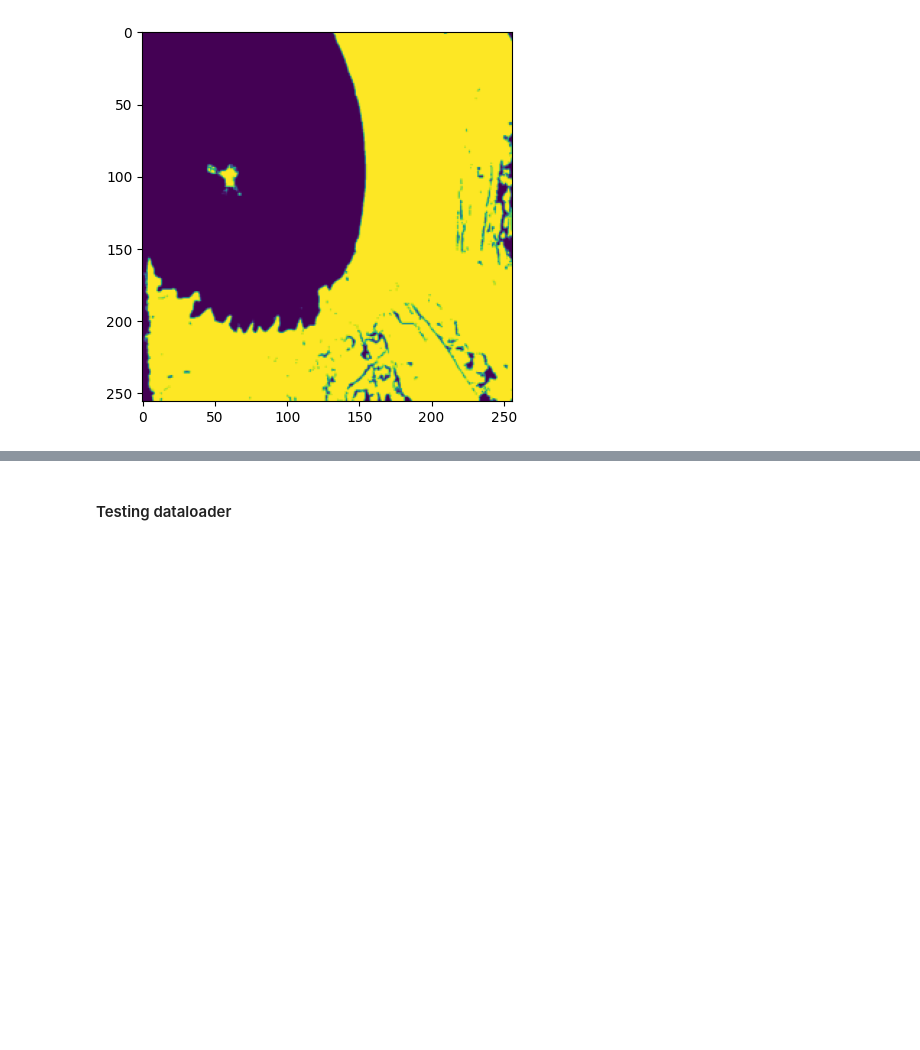
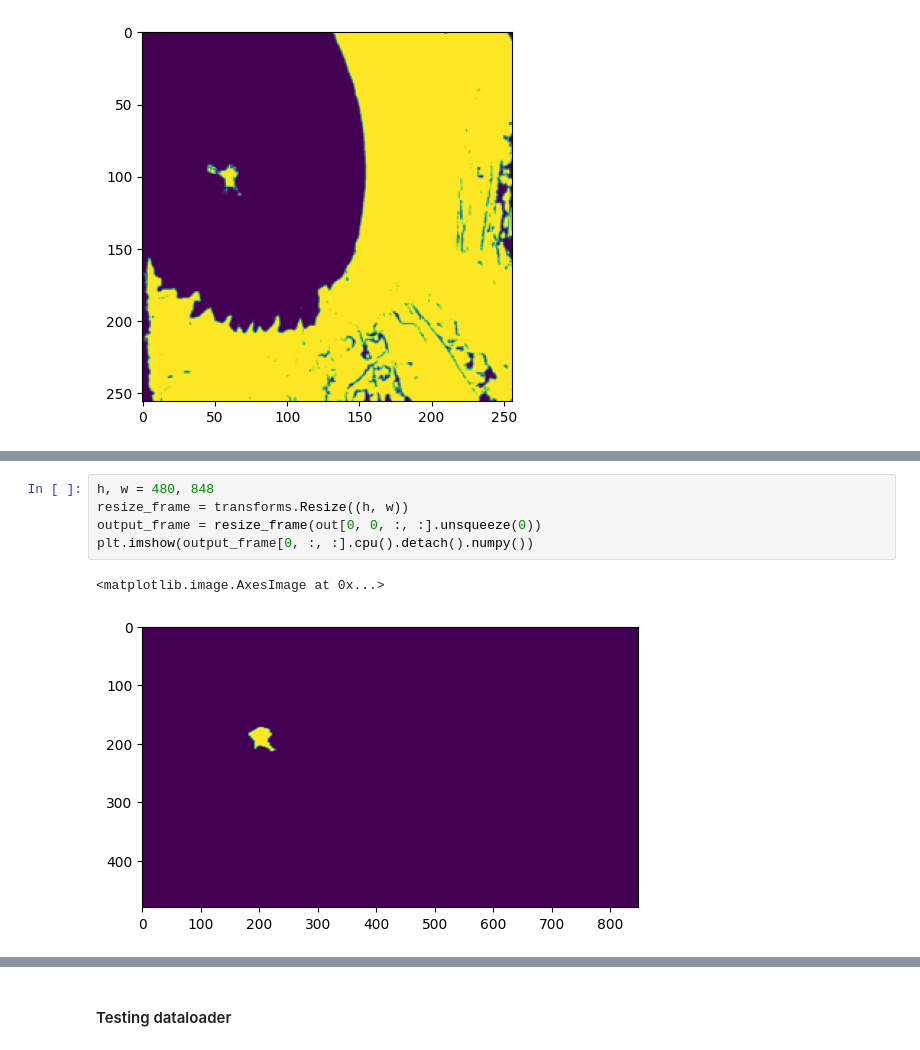
Before and after one commit to jrached/cv_project, a Jupyter notebook: filter_net_simple.ipynb, the cells around one changed output, grey strips where cells are left out. Cells and saved outputs as stored; diff of their text form; blank space fills up the shorter version.

```diff
--- a/filter_net_simple.ipynb
+++ b/filter_net_simple.ipynb
@@ -798,3 +881,11 @@ tensor(0.9770, device='cuda:0', grad_fn=<MaxBackward1>)
+# %%
+h, w = 480, 848
+resize_frame = transforms.Resize((h, w))
+output_frame = resize_frame(out[0, 0, :, :].unsqueeze(0))
+plt.imshow(output_frame[0, :, :].cpu().detach().numpy())
+# %% [output]
+<matplotlib.image.AxesImage at 0x...>
+[figure, added]
 # %%
 # Actual gt
 path_to_sequence = '~/cv_project_code/project/data/filter_net/processed_flow/test3/targets'
```
Also changed, not shown: parts of 11 cells of this notebook.
